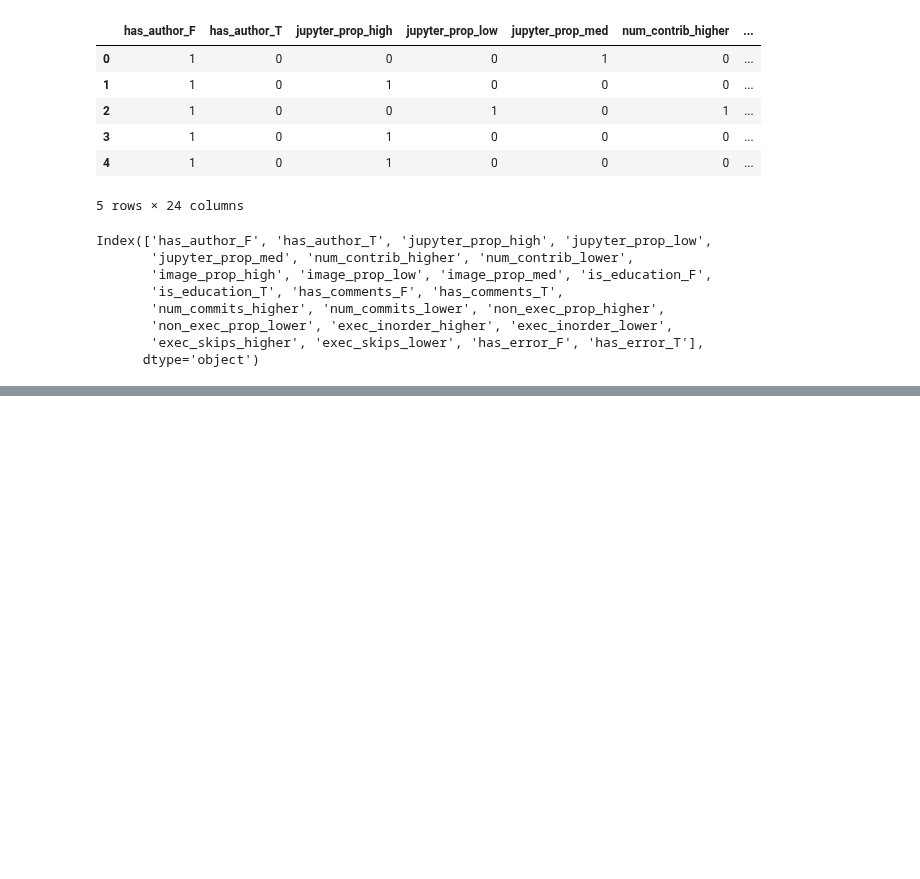
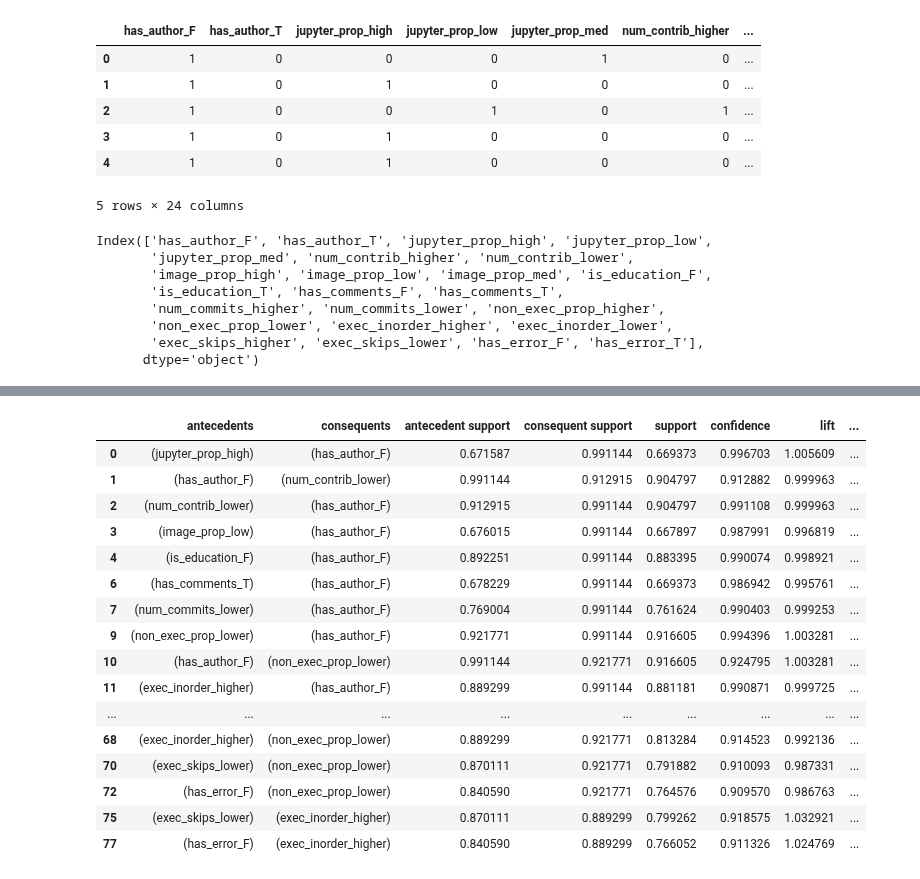
Before and after one commit to Isabel-Gan/quantifying-notebook-features, a Jupyter notebook: output/complete-runs/analysis/cat-factor-analysis.ipynb, the cells around one changed output, grey strips where cells are left out. Cells and saved outputs as stored; diff of their text form; code cells hidden in the pictures; blank space fills up the shorter version.

```diff
--- a/output/complete-runs/analysis/cat-factor-analysis.ipynb
+++ b/output/complete-runs/analysis/cat-factor-analysis.ipynb
@@ -862,0 +957,6 @@ Index(['has_author_F', 'has_author_T', 'jupyter_prop_high', 'jupyter_prop_low',
+# %%
+# perform apriori algorithm on the dataframe
+no_md_itemsets = apriori(no_md_one_hot, min_support = 0.5, use_colnames = True)
+
+# look at the itemsets
+no_md_itemsets
@@ -862,0 +977,4 @@ Index(['has_author_F', 'has_author_T', 'jupyter_prop_high', 'jupyter_prop_low',
+# %%
+# add a column that counts the number of elements in the itemset
+no_md_itemsets['length'] = no_md_itemsets['itemsets'].apply(len)
+no_md_itemsets
@@ -862,0 +1067,4 @@ Index(['has_author_F', 'has_author_T', 'jupyter_prop_high', 'jupyter_prop_low',
+# %%
+# use itemsets to extract association rules
+no_md_association_rules = association_rules(no_md_itemsets, metric = 'confidence', min_threshold = 0.7)
+no_md_association_rules
@@ -862,0 +1085,27 @@ Index(['has_author_F', 'has_author_T', 'jupyter_prop_high', 'jupyter_prop_low',
+# %%
+# add columns that hold length
+no_md_association_rules['antecedent_len'] = no_md_association_rules['antecedents'].apply(len)
+no_md_association_rules['consequent_len'] = no_md_association_rules['consequents'].apply(len)
+# %%
+# filter the rules
+no_md_association_rules[(no_md_association_rules['antecedent_len'] == 1) &
+                       (no_md_association_rules['consequent_len'] == 1) &
+                       (no_md_association_rules['confidence'] >= 0.9)]
+# %% [output]
+|  | antecedents | consequents | antecedent support | consequent support | support | confidence | lift | ... |
+| 0 | (jupyter_prop_high) | (has_author_F) | 0.671587 | 0.991144 | 0.669373 | 0.996703 | 1.005609 | ... |
+| 1 | (has_author_F) | (num_contrib_lower) | 0.991144 | 0.912915 | 0.904797 | 0.912882 | 0.999963 | ... |
+| 2 | (num_contrib_lower) | (has_author_F) | 0.912915 | 0.991144 | 0.904797 | 0.991108 | 0.999963 | ... |
+| 3 | (image_prop_low) | (has_author_F) | 0.676015 | 0.991144 | 0.667897 | 0.987991 | 0.996819 | ... |
+| 4 | (is_education_F) | (has_author_F) | 0.892251 | 0.991144 | 0.883395 | 0.990074 | 0.998921 | ... |
+| 6 | (has_comments_T) | (has_author_F) | 0.678229 | 0.991144 | 0.669373 | 0.986942 | 0.995761 | ... |
+| 7 | (num_commits_lower) | (has_author_F) | 0.769004 | 0.991144 | 0.761624 | 0.990403 | 0.999253 | ... |
+| 9 | (non_exec_prop_lower) | (has_author_F) | 0.921771 | 0.991144 | 0.916605 | 0.994396 | 1.003281 | ... |
+| 10 | (has_author_F) | (non_exec_prop_lower) | 0.991144 | 0.921771 | 0.916605 | 0.924795 | 1.003281 | ... |
+| 11 | (exec_inorder_higher) | (has_author_F) | 0.889299 | 0.991144 | 0.881181 | 0.990871 | 0.999725 | ... |
+| ... | ... | ... | ... | ... | ... | ... | ... | ... |
+| 68 | (exec_inorder_higher) | (non_exec_prop_lower) | 0.889299 | 0.921771 | 0.813284 | 0.914523 | 0.992136 | ... |
+| 70 | (exec_skips_lower) | (non_exec_prop_lower) | 0.870111 | 0.921771 | 0.791882 | 0.910093 | 0.987331 | ... |
+| 72 | (has_error_F) | (non_exec_prop_lower) | 0.840590 | 0.921771 | 0.764576 | 0.909570 | 0.986763 | ... |
+| 75 | (exec_skips_lower) | (exec_inorder_higher) | 0.870111 | 0.889299 | 0.799262 | 0.918575 | 1.032921 | ... |
+| 77 | (has_error_F) | (exec_inorder_higher) | 0.840590 | 0.889299 | 0.766052 | 0.911326 | 1.024769 | ... |
```
Also changed, not shown: parts of 21 cells of this notebook.
